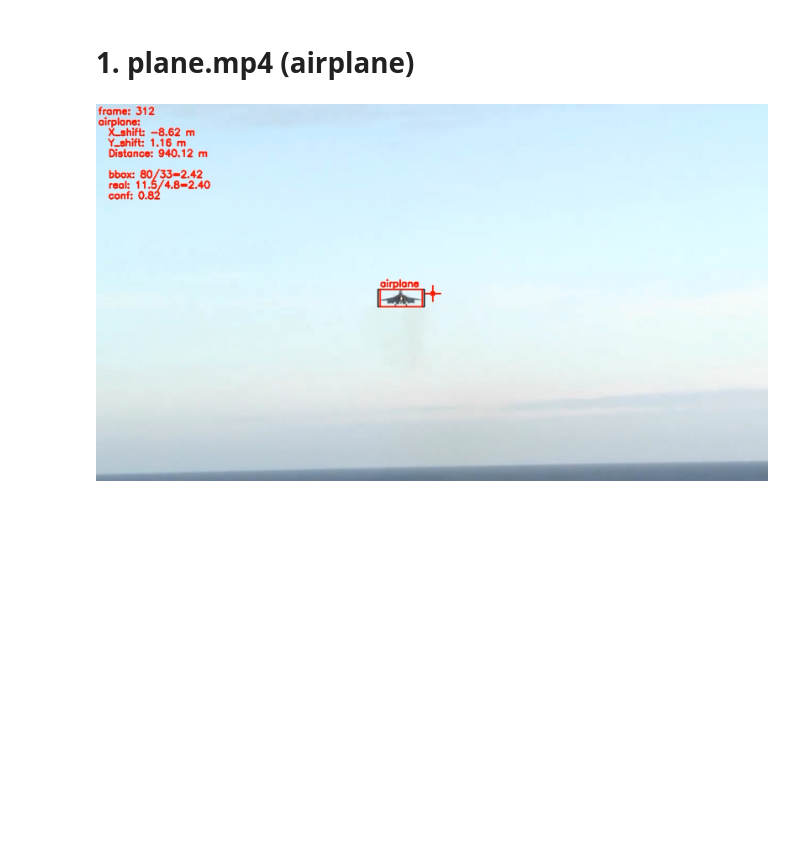
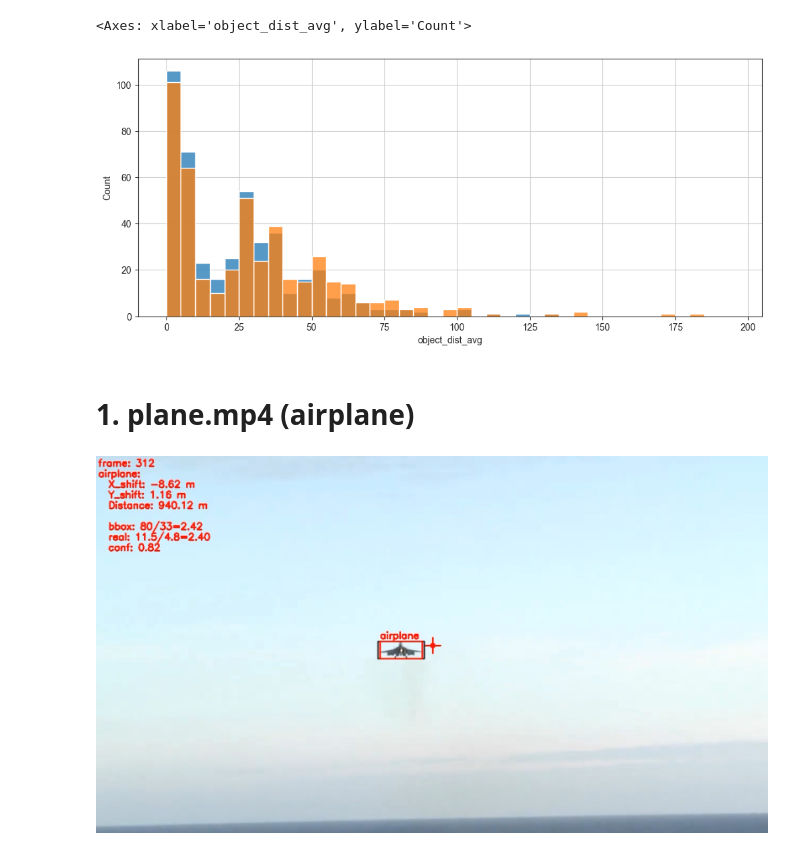
Before and after one commit to alexj-smolin/ds-school-project, a Jupyter notebook: notebooks/EDA.ipynb, the cells around one changed output. Drawn from its saved outputs; the diff is of its cells as text; code cells hidden in the pictures; blank space fills up the shorter version.

```diff
--- a/notebooks/EDA.ipynb
+++ b/notebooks/EDA.ipynb
@@ -41,3 +60,9 @@ def iou(a, b):
+# %%
+sns.histplot((dist1 - dist2).abs(), bins=np.arange(0, 200, 5))
+sns.histplot((dist1 - dist3).abs(), bins=np.arange(0, 200, 5))
+# %% [output]
+<Axes: xlabel='object_dist_avg', ylabel='Count'>
+[figure, added]
 # %% [markdown]
 # 1. plane.mp4 (airplane)
 # %% [markdown]
```
Also changed, not shown: parts of 2 cells of this notebook, 8 other files.
